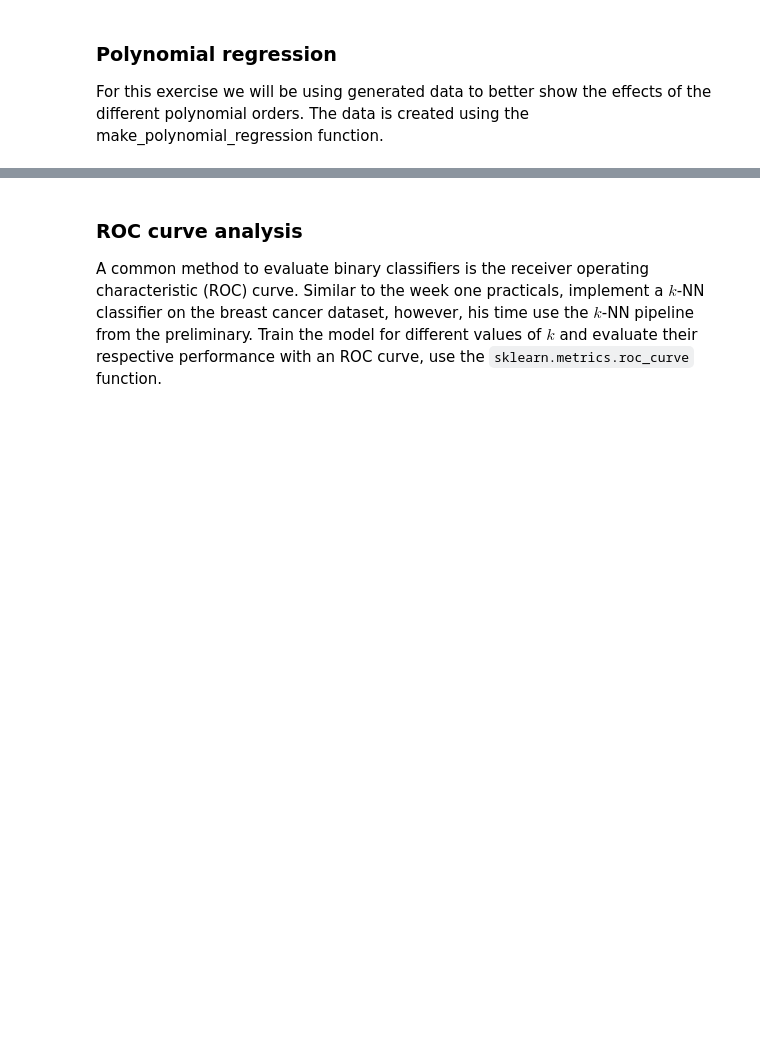
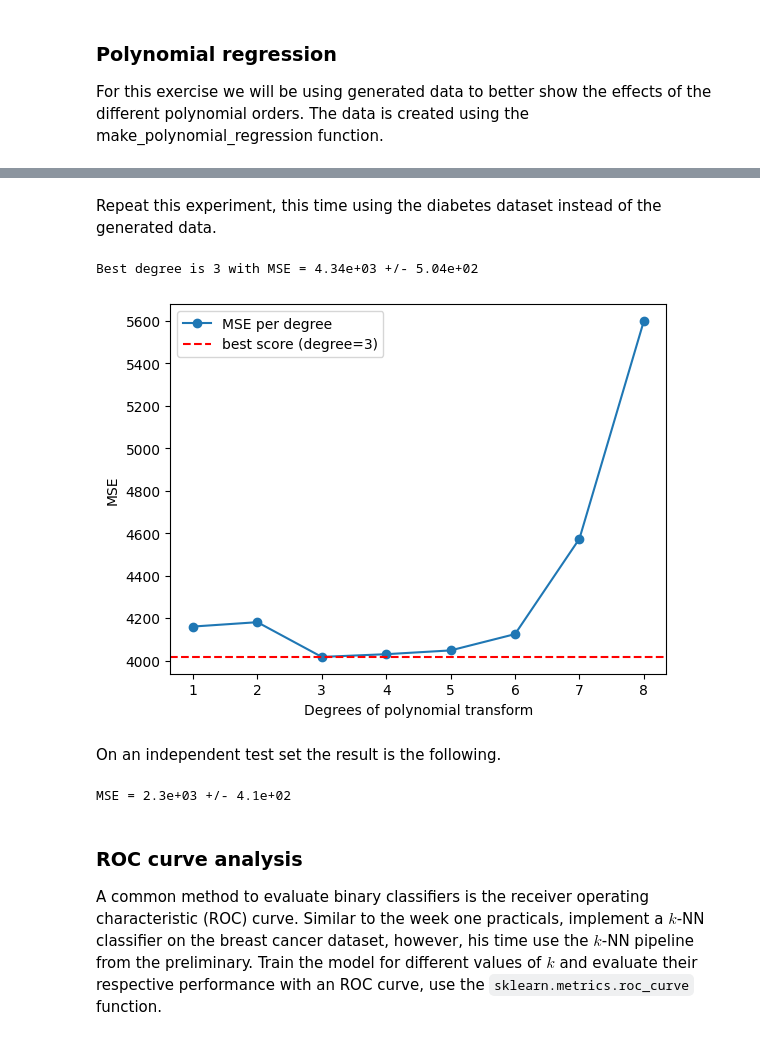
Before and after one commit to Mathieu-van-Luijken/8dm50-machine-learning, a Jupyter notebook: practicals/week_2.ipynb, the cells around one changed output, grey strips where cells are left out. Cells and saved outputs as stored; diff of their text form; code cells hidden in the pictures; blank space fills up the shorter version.

```diff
--- a/practicals/week_2.ipynb
+++ b/practicals/week_2.ipynb
@@ -181,3 +238,68 @@ Repeat this experiment, this time using the diabetes dataset instead of the gene
+# %% [markdown]
+
+
+Repeat this experiment, this time using the diabetes dataset instead of the generated data.
+# %%
+from sklearn import datasets
+
+# load the diabetes dataset
+diabetes = datasets.load_diabetes()
+
+# use only one feature
+X = diabetes.data[:, np.newaxis, 8]
+y = diabetes.target
+
+# split the data into training/testing sets
+X_train = X[:-20]
+X_test = X[-20:]
+
+# split the targets into training/testing sets
+y_train = y[:-20]
+y_test = y[-20:]
+
+polynomial_features = PolynomialFeatures(include_bias=False)
+linear_regression = LinearRegression()
+pipeline = Pipeline([("polynomial_features", polynomial_features),
+                     ("linear_regression", linear_regression)])
+
+degrees = 8
+cv_folds = 4
+search = GridSearchCV(
+    estimator=pipeline,
+    param_grid={'polynomial_features__degree': range(1, degrees+1)},
+    scoring='neg_mean_squared_error',
+    cv=cv_folds,
+)
+
+search.fit(X_train, y_train)
+mse_scores = -search.cv_results_['mean_test_score']
+best_degree = np.argmin(mse_scores) + 1
+print(f"Best degree is {best_degree} with MSE = {mse_scores.mean():.2e} +/- {mse_scores.std():.2e}")
+
+plt.plot(range(1, degrees+1), mse_scores, marker="o", label="MSE per degree")
+plt.axhline(y=min(mse_scores), color='r', linestyle='--', label=f"best score (degree={np.argmin(mse_scores)+1})")
+plt.xlabel("Degrees of polynomial transform")
+plt.ylabel("MSE")
+plt.legend()
+plt.show()
+# %% [output]
+Best degree is 3 with MSE = 4.34e+03 +/- 5.04e+02
+[figure, added]
+# %% [markdown]
+On an independent test set the result is the following.
+# %%
+polynomial_features = PolynomialFeatures(degree=best_degree, include_bias=False)
+linear_regression = LinearRegression()
+pipeline = Pipeline([("polynomial_features", polynomial_features),
+                     ("linear_regression", linear_regression)])
+pipeline.fit(X_train, y_train)
+
+# Evaluate the model using crossvalidation
+cv_folds = 4  # cross validation folds
+scores = cross_val_score(pipeline, X_test, y_test, scoring="neg_mean_squared_error", cv=cv_folds)
+print(f"MSE = {-scores.mean():.2} +/- {scores.std():.2}")
+# %% [output]
+MSE = 2.3e+03 +/- 4.1e+02
 # %% [markdown]
 ### ROC curve analysis
 A common method to evaluate binary classifiers is the receiver operating characteristic (ROC) curve. Similar to the week one practicals, implement a $k$-NN classifier on the breast cancer dataset, however, his time use the $k$-NN pipeline from the preliminary. Train the model for different values of $k$ and evaluate their respective performance with an ROC curve, use the `sklearn.metrics.roc_curve` function.
```
Also changed, not shown: parts of 8 cells of this notebook, 2 other files.
